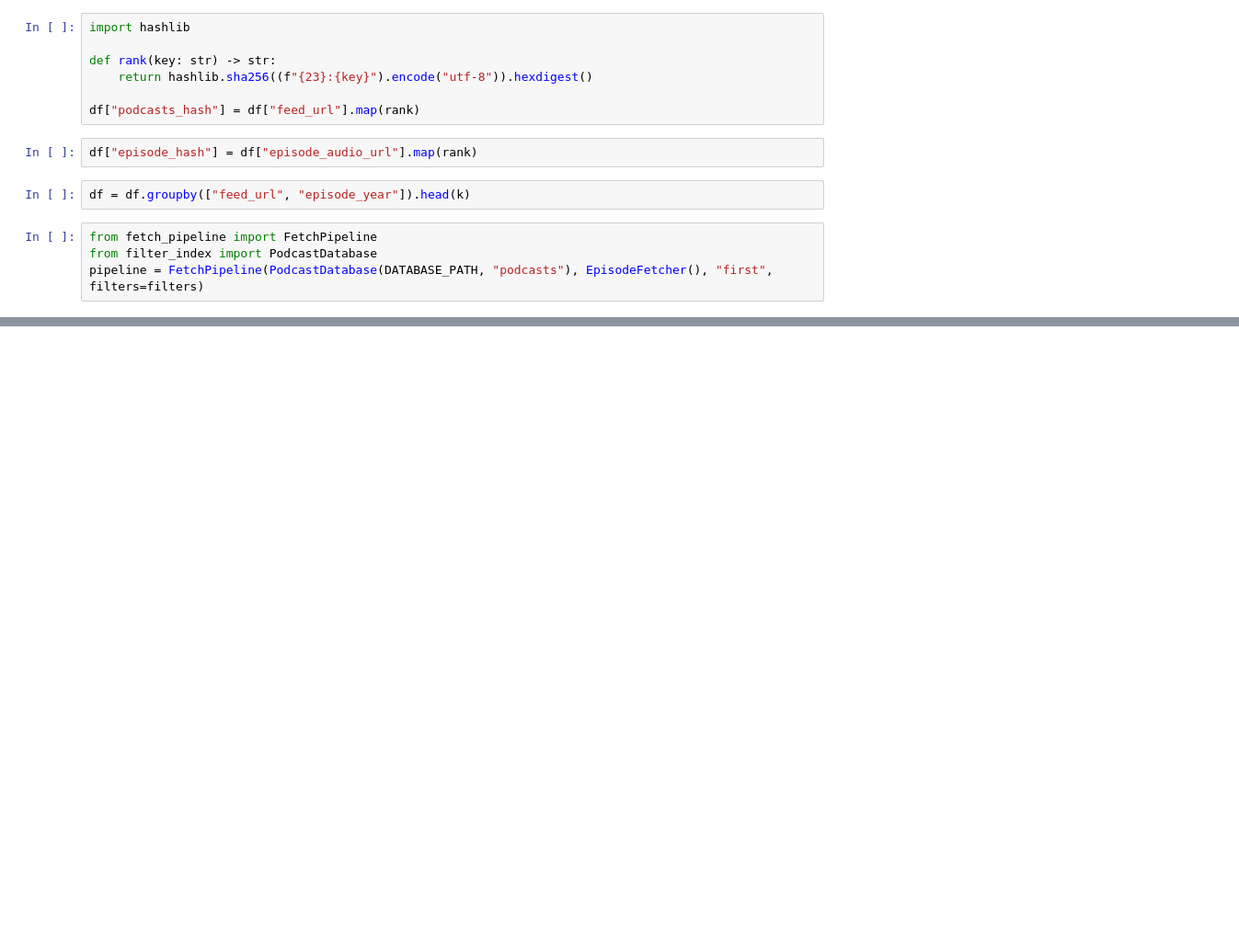
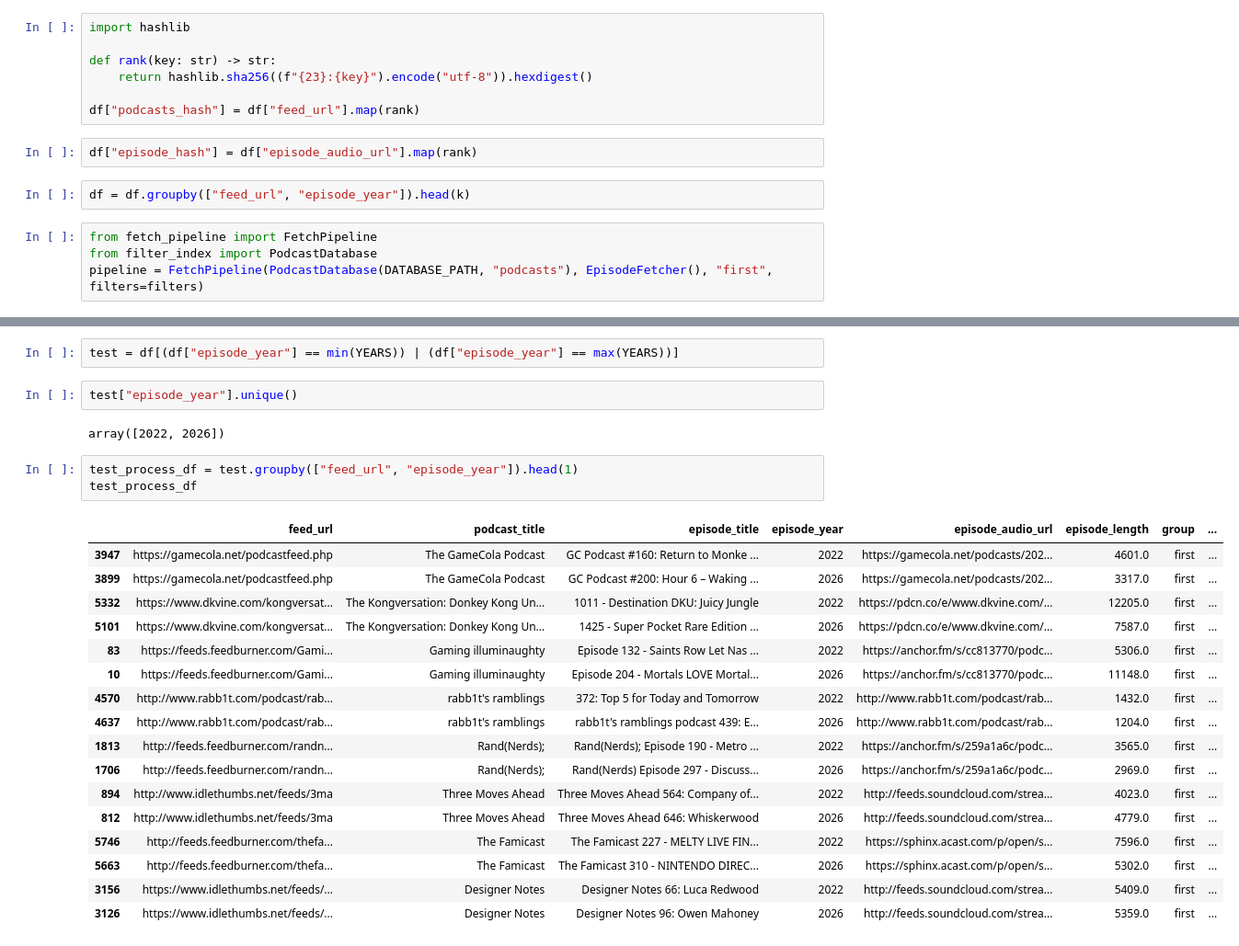
Before and after one commit to csbb5959/behavioral_social_science_applications, a Jupyter notebook: preprocessing/pipeline.ipynb, the cells around one changed output, grey strips where cells are left out. Shown at 92% size. Cells and saved outputs as stored; diff of their text form; blank space fills up the shorter version.

Commit message:
Adjust pipeline for preprocessing & added pipeline for processing (download, transcribing etc.)

```diff
--- a/preprocessing/pipeline.ipynb
+++ b/preprocessing/pipeline.ipynb
@@ -163,0 +184,27 @@ df
+# %%
+test = df[(df["episode_year"] == min(YEARS)) | (df["episode_year"] == max(YEARS))]
+# %%
+test["episode_year"].unique()
+# %% [output]
+array([2022, 2026])
+# %%
+test_process_df = test.groupby(["feed_url", "episode_year"]).head(1)
+test_process_df
+# %% [output]
+|  | feed_url | podcast_title | episode_title | episode_year | episode_audio_url | episode_length | group | ... |
+| 3947 | https://gamecola.net/podcastfeed.php | The GameCola Podcast | GC Podcast #160: Return to Monke ... | 2022 | https://gamecola.net/podcasts/202... | 4601.0 | first | ... |
+| 3899 | https://gamecola.net/podcastfeed.php | The GameCola Podcast | GC Podcast #200: Hour 6 – Waking ... | 2026 | https://gamecola.net/podcasts/202... | 3317.0 | first | ... |
+| 5332 | https://www.dkvine.com/kongversat... | The Kongversation: Donkey Kong Un... | 1011 - Destination DKU: Juicy Jungle | 2022 | https://pdcn.co/e/www.dkvine.com/... | 12205.0 | first | ... |
+| 5101 | https://www.dkvine.com/kongversat... | The Kongversation: Donkey Kong Un... | 1425 - Super Pocket Rare Edition ... | 2026 | https://pdcn.co/e/www.dkvine.com/... | 7587.0 | first | ... |
+| 83 | https://feeds.feedburner.com/Gami... | Gaming illuminaughty | Episode 132 - Saints Row Let Nas ... | 2022 | https://anchor.fm/s/cc813770/podc... | 5306.0 | first | ... |
+| 10 | https://feeds.feedburner.com/Gami... | Gaming illuminaughty | Episode 204 - Mortals LOVE Mortal... | 2026 | https://anchor.fm/s/cc813770/podc... | 11148.0 | first | ... |
+| 4570 | http://www.rabb1t.com/podcast/rab... | rabb1t's ramblings | 372: Top 5 for Today and Tomorrow | 2022 | http://www.rabb1t.com/podcast/rab... | 1432.0 | first | ... |
+| 4637 | http://www.rabb1t.com/podcast/rab... | rabb1t's ramblings | rabb1t's ramblings podcast 439: E... | 2026 | http://www.rabb1t.com/podcast/rab... | 1204.0 | first | ... |
+| 1813 | http://feeds.feedburner.com/randn... | Rand(Nerds); | Rand(Nerds); Episode 190 - Metro ... | 2022 | https://anchor.fm/s/259a1a6c/podc... | 3565.0 | first | ... |
+| 1706 | http://feeds.feedburner.com/randn... | Rand(Nerds); | Rand(Nerds) Episode 297 - Discuss... | 2026 | https://anchor.fm/s/259a1a6c/podc... | 2969.0 | first | ... |
+| 894 | http://www.idlethumbs.net/feeds/3ma | Three Moves Ahead | Three Moves Ahead 564: Company of... | 2022 | http://feeds.soundcloud.com/strea... | 4023.0 | first | ... |
+| 812 | http://www.idlethumbs.net/feeds/3ma | Three Moves Ahead | Three Moves Ahead 646: Whiskerwood | 2026 | http://feeds.soundcloud.com/strea... | 4779.0 | first | ... |
+| 5746 | http://feeds.feedburner.com/thefa... | The Famicast | The Famicast 227 - MELTY LIVE FIN... | 2022 | https://sphinx.acast.com/p/open/s... | 7596.0 | first | ... |
+| 5663 | http://feeds.feedburner.com/thefa... | The Famicast | The Famicast 310 - NINTENDO DIREC... | 2026 | https://sphinx.acast.com/p/open/s... | 5302.0 | first | ... |
+| 3156 | https://www.idlethumbs.net/feeds/... | Designer Notes | Designer Notes 66: Luca Redwood | 2022 | http://feeds.soundcloud.com/strea... | 5409.0 | first | ... |
+| 3126 | https://www.idlethumbs.net/feeds/... | Designer Notes | Designer Notes 96: Owen Mahoney | 2026 | http://feeds.soundcloud.com/strea... | 5359.0 | first | ... |
```
Also changed, not shown: parts of 9 cells of this notebook, 5 other files.
